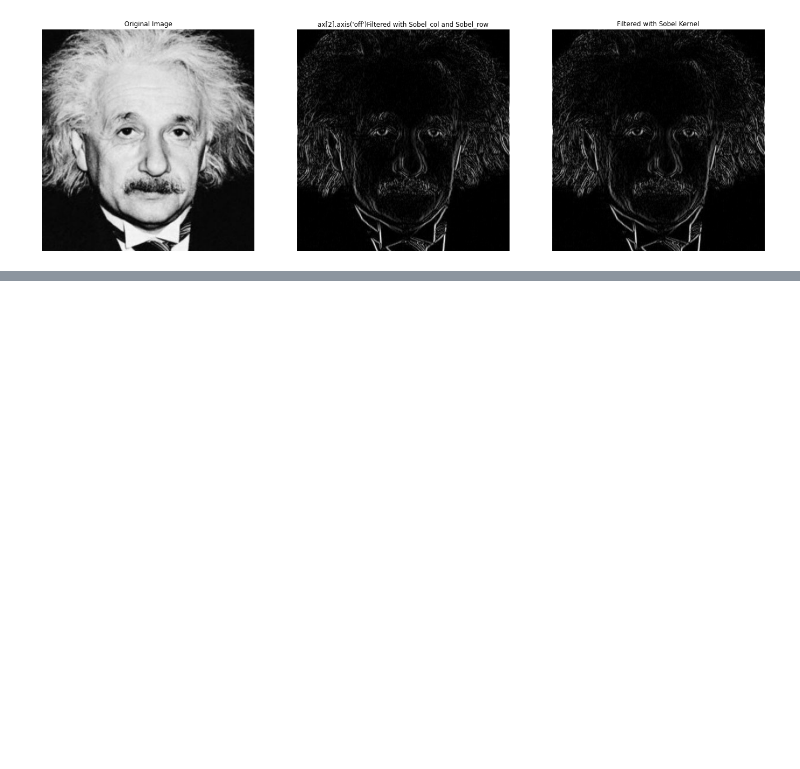
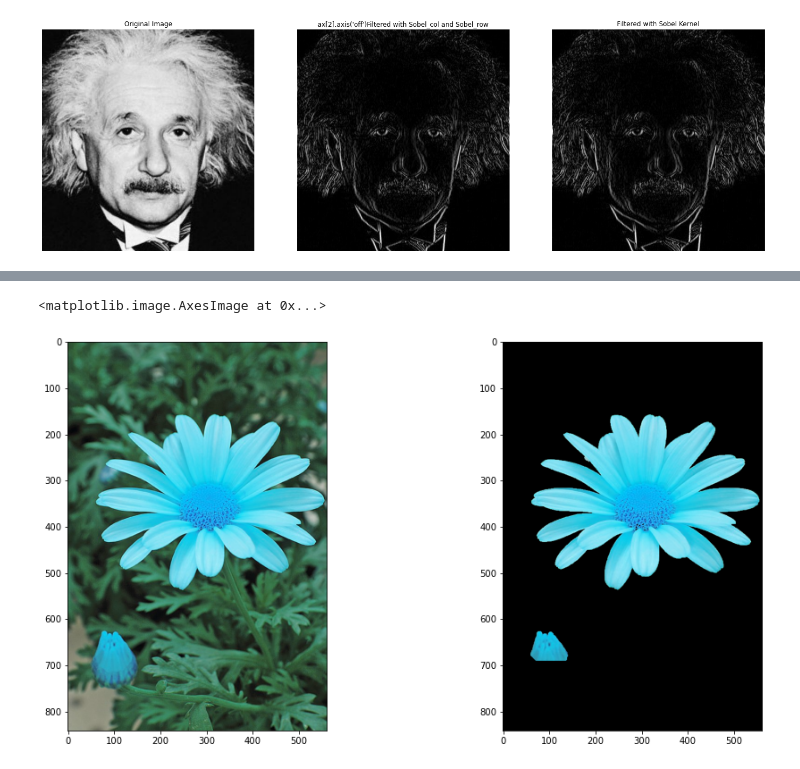
Before and after one commit to rajapaksha-rmpap/en2550_assignment_1, a Jupyter notebook: assignment 1.ipynb, the cells around one changed output, grey strips where cells are left out. Cells and saved outputs as stored; diff of their text form; code cells hidden in the pictures; blank space fills up the shorter version.

```diff
--- a/assignment 1.ipynb
+++ b/assignment 1.ipynb
@@ -251,0 +331,28 @@ ax[2].imshow(custom_filtered_im, cmap = 'gray'); ax[2].set_title("Filtered with
+# %%
+# visualizing images
+fig, ax = plt.subplots(1, 2, figsize = (16, 8))
+
+# extracting the foreground and the background
+im = cv.imread("daisy.jpg", cv.IMREAD_COLOR); ax[0].imshow(im)
+mask = np.zeros(im.shape[:2], dtype = np.uint8)
+bgdModel = np.zeros((1, 65), dtype = np.float64)
+fgdModel = np.zeros((1, 65), dtype = np.float64)
+# defining the corners of the foreground rectangle taken from the trackbar values.
+rect = (54, 146, 561, 544)
+
+# applying the grabCut algo on the image over 5 iterations with rectangular mode.
+cv.grabCut(im, mask, rect, bgdModel, fgdModel, 5, cv.GC_INIT_WITH_RECT)
+
+""" in the resulted mask, pixel values are mapped as follows.
+        0 -> background,
+        1 -> foreground,
+        2 -> probable background,
+        3 -> probable foreground    """
+# creating the mask with foreground with 1 pixels and background with 0 pixels.
+endmask = np.where((mask == 0)|(mask == 2), 0, 1).astype(np.uint8)
+
+# filter out the foreground from the image by multiplying the image with the endmask.
+foreground_im = im * endmask[:, :, np.newaxis]; ax[1].imshow(foreground_im)
+# %% [output]
+<matplotlib.image.AxesImage at 0x...>
+[figure, added]
```
Also changed, not shown: parts of 6 cells of this notebook, 1 other file.
